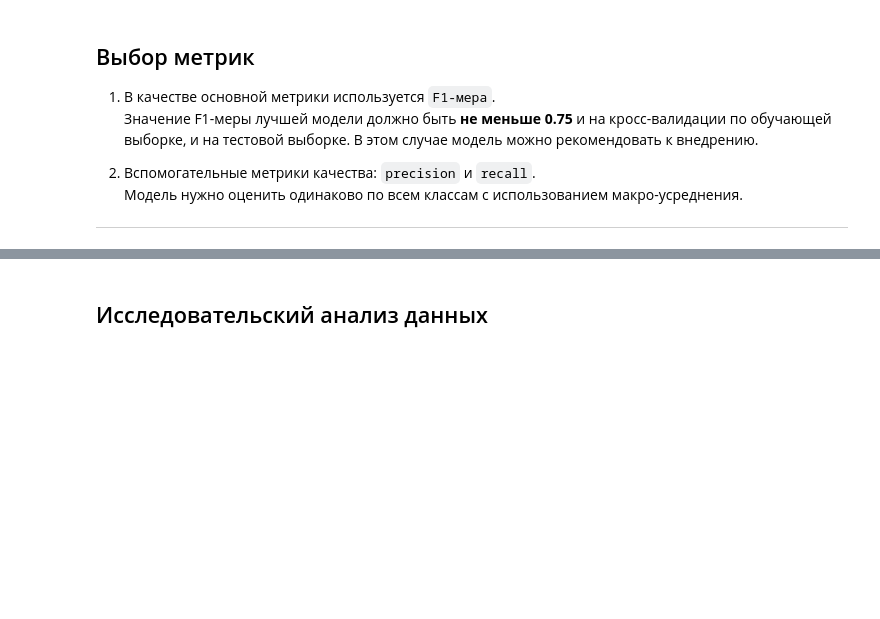
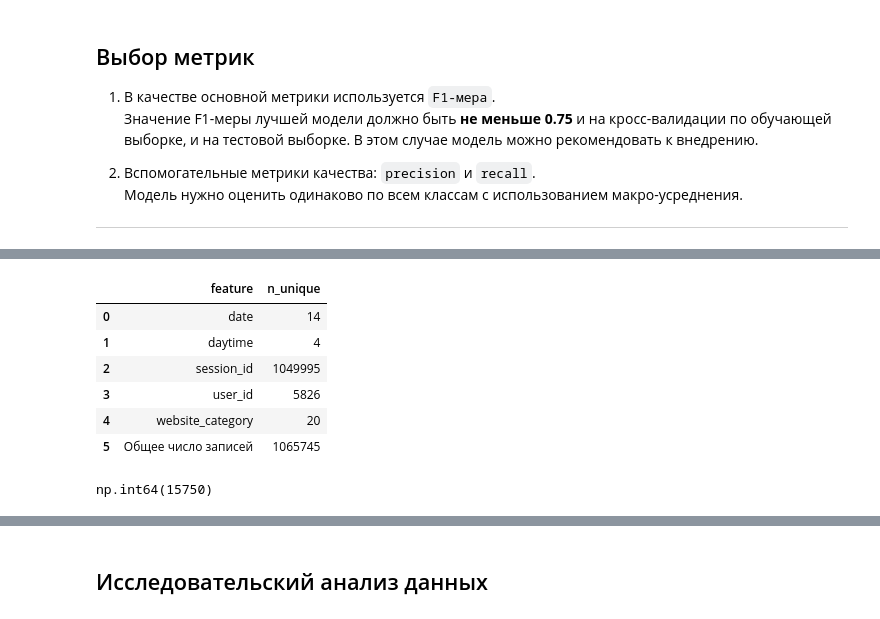
Before and after one commit to TemaQDX/project_module_03_yeti, a Jupyter notebook: project_module_03_yeti_Artem_Burov.ipynb, the cells around one changed output, grey strips where cells are left out. Saved outputs shown, nothing was run; the diff lists cells and outputs as text; code cells hidden in the pictures; blank space fills up the shorter version.

```diff
--- a/project_module_03_yeti_Artem_Burov.ipynb
+++ b/project_module_03_yeti_Artem_Burov.ipynb
@@ -138,0 +196,3 @@ df_cloud_usage.head()
+# %%
+df_visits = optimize_dataframe(df_visits)
+df_visits.head()
@@ -138,0 +221,15 @@ df_cloud_usage.head()
+# %%
+# Явные дубли в наличии
+get_unique_counts_and_total_df(df_visits)
+# %% [output]
+|  | feature | n_unique |
+| 0 | date | 14 |
+| 1 | daytime | 4 |
+| 2 | session_id | 1049995 |
+| 3 | user_id | 5826 |
+| 4 | website_category | 20 |
+| 5 | Общее число записей | 1065745 |
+# %%
+df_visits.duplicated().sum()
+# %% [output]
+np.int64(15750)
```
Also changed, not shown: parts of 47 cells of this notebook.
